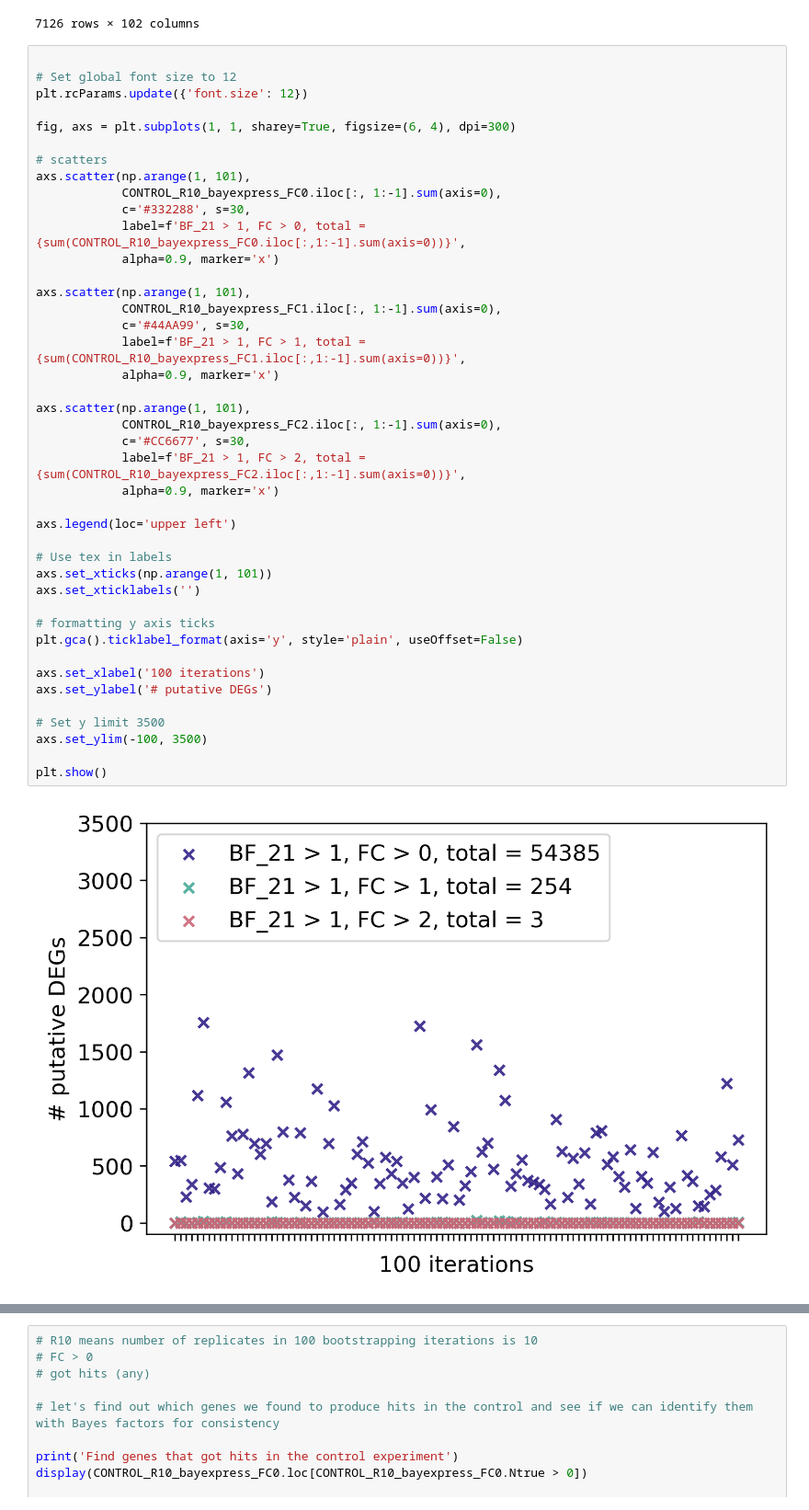
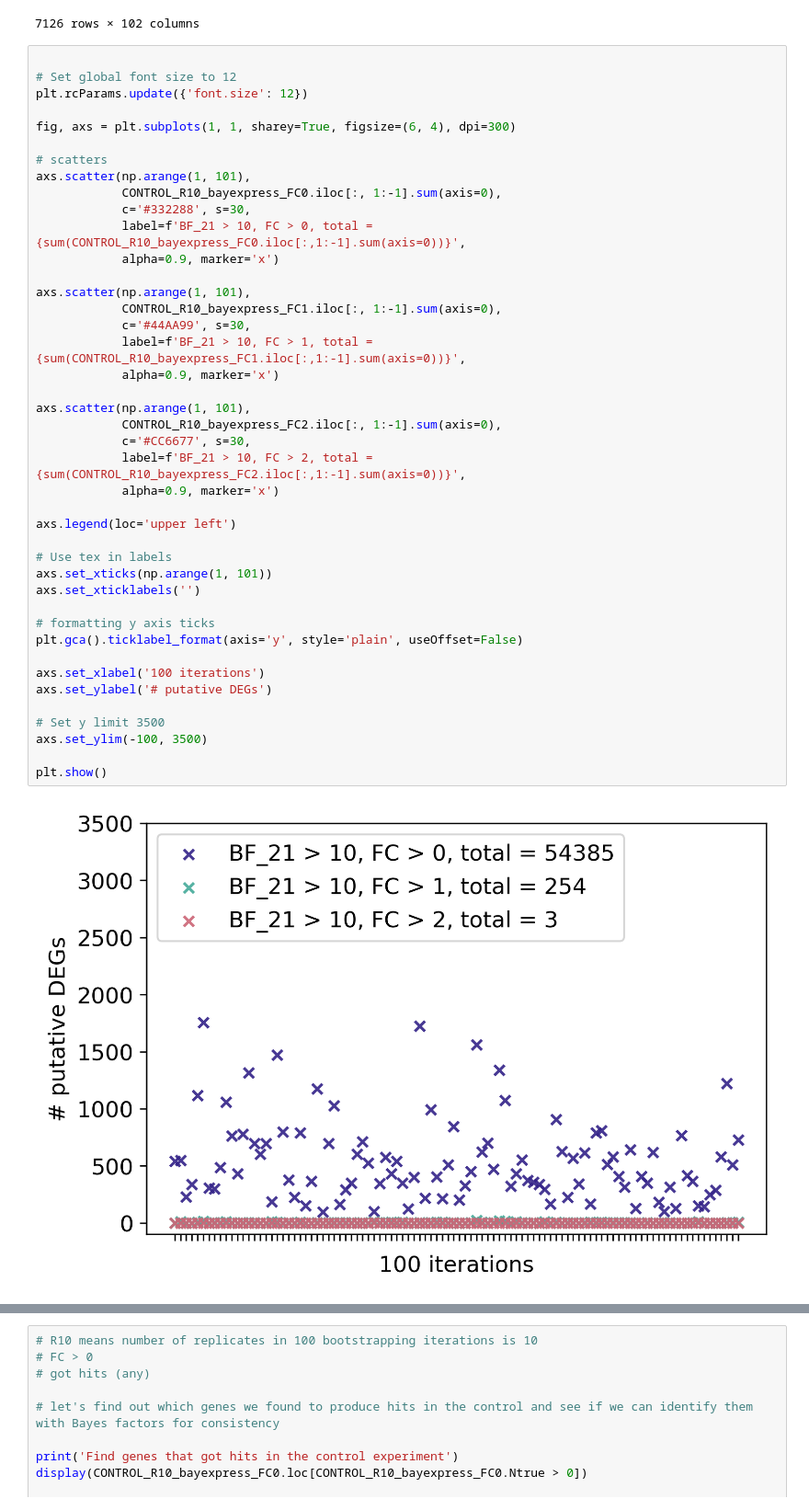
Before and after one commit to Morris-Research-Group/bayexpress, a Jupyter notebook: CONTROL_R10_BF10.ipynb, the cells around one changed output, grey strips where cells are left out. Shown: that part at 92% size. Cells and saved outputs as stored; diff of their text form.

```diff
--- a/CONTROL_R10_BF10.ipynb
+++ b/CONTROL_R10_BF10.ipynb
@@ -89,39 +89,39 @@ fig, axs = plt.subplots(1, 1, sharey=True, figsize=(6, 4), dpi=300)
 axs.scatter(np.arange(1, 101),
             CONTROL_R10_bayexpress_FC0.iloc[:, 1:-1].sum(axis=0),
             c='#332288', s=30,
-            label=f'BF_21 > 1, FC > 0, total = {sum(CONTROL_R10_bayexpress_FC0.iloc[:,1:-1].sum(axis=0))}',
+            label=f'BF_21 > 10, FC > 0, total = {sum(CONTROL_R10_bayexpress_FC0.iloc[:,1:-1].sum(axis=0))}',
             alpha=0.9, marker='x')
 
 axs.scatter(np.arange(1, 101),
             CONTROL_R10_bayexpress_FC1.iloc[:, 1:-1].sum(axis=0),
             c='#44AA99', s=30,
-            label=f'BF_21 > 1, FC > 1, total = {sum(CONTROL_R10_bayexpress_FC1.iloc[:,1:-1].sum(axis=0))}',
+            label=f'BF_21 > 10, FC > 1, total = {sum(CONTROL_R10_bayexpress_FC1.iloc[:,1:-1].sum(axis=0))}',
             alpha=0.9, marker='x')
 
 axs.scatter(np.arange(1, 101),
             CONTROL_R10_bayexpress_FC2.iloc[:, 1:-1].sum(axis=0),
             c='#CC6677', s=30,
-            label=f'BF_21 > 1, FC > 2, total = {sum(CONTROL_R10_bayexpress_FC2.iloc[:,1:-1].sum(axis=0))}',
+            label=f'BF_21 > 10, FC > 2, total = {sum(CONTROL_R10_bayexpress_FC2.iloc[:,1:-1].sum(axis=0))}',
             alpha=0.9, marker='x')
 
 axs.legend(loc='upper left')
 
 # Use tex in labels
 axs.set_xticks(np.arange(1, 101))
 axs.set_xticklabels('')
 
 # formatting y axis ticks
 plt.gca().ticklabel_format(axis='y', style='plain', useOffset=False)
 
 axs.set_xlabel('100 iterations')
 axs.set_ylabel('# putative DEGs')
 
 # Set y limit 3500
 axs.set_ylim(-100, 3500)
 
 plt.show()
 # %% [output]
-[figure, old version]
+[figure, new version]
 # %%
 # zoom in
 
```
Also changed, not shown: parts of 2 cells of this notebook, 4 other files.
